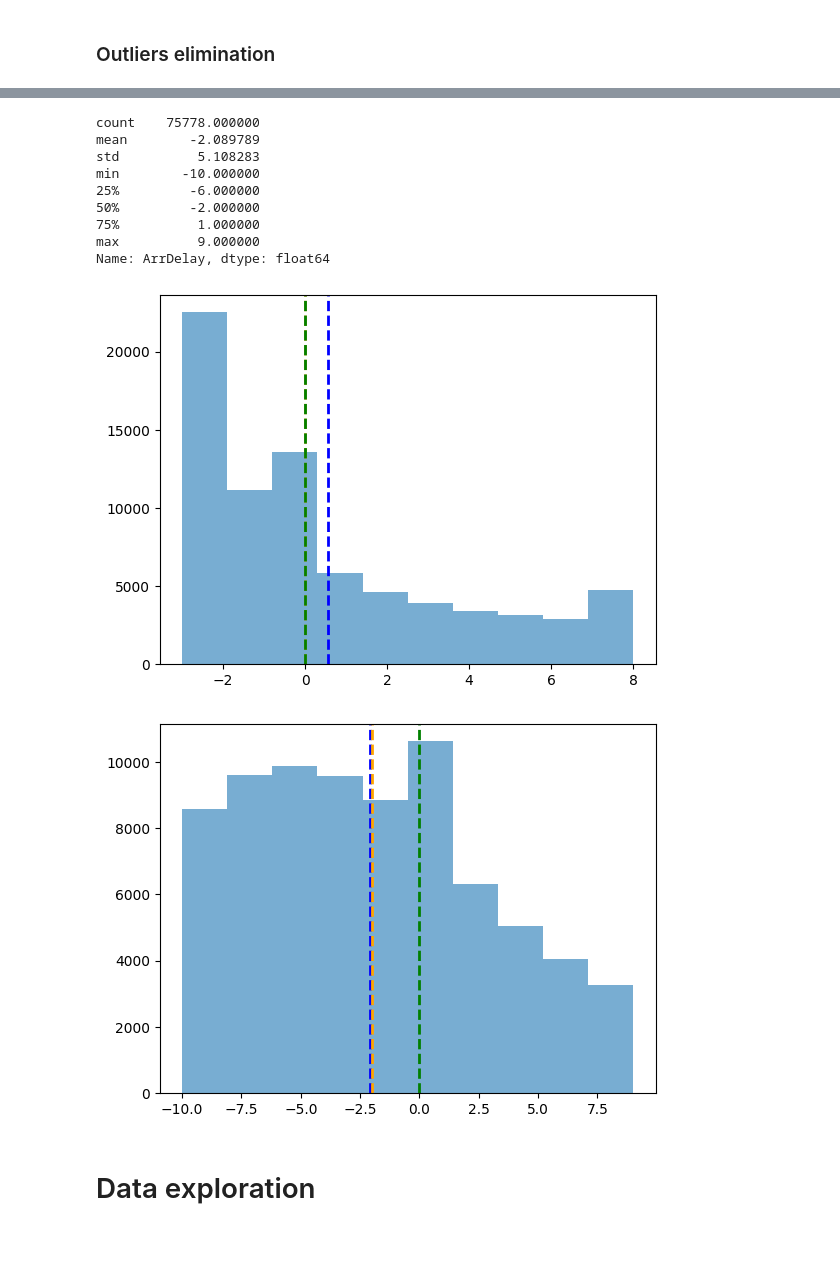
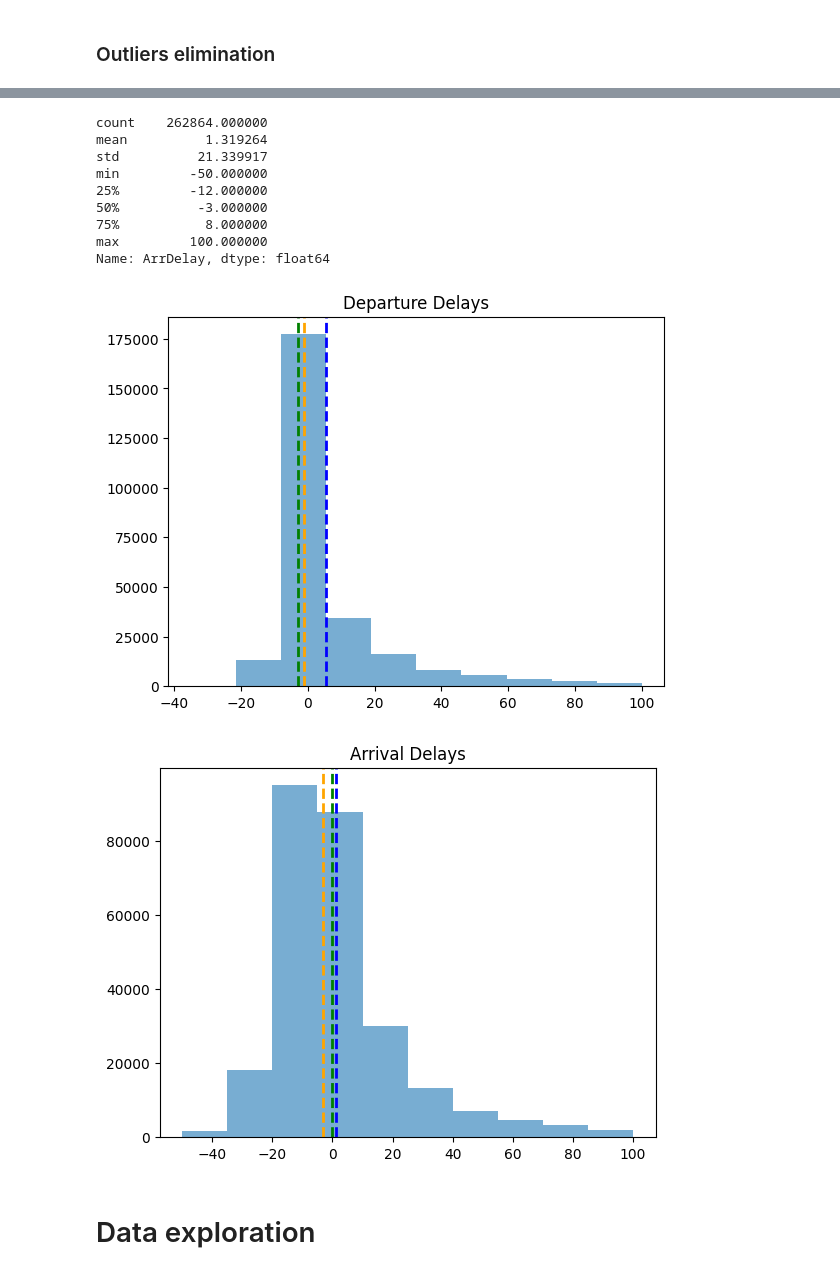
Before and after one commit to maisoehn/ml-basics, a Jupyter notebook: challenges/01 - Flights Challenge.ipynb, the cells around one changed output, grey strips where cells are left out. Saved outputs shown, nothing was run; the diff lists cells and outputs as text; code cells hidden in the pictures; blank space fills up the shorter version.

```diff
--- a/challenges/01 - Flights Challenge.ipynb
+++ b/challenges/01 - Flights Challenge.ipynb
@@ -302,8 +319,8 @@ q1_arrdelay, q3_arrdelay
 # %%
 # DepDelay
 df_flights = df_flights[
-    (df_flights['DepDelay'] > q1_depdelay) &
-    (df_flights['DepDelay'] < q3_depdelay)
+    (df_flights['DepDelay'] >= -50) &
+    (df_flights['DepDelay'] <= 100)
 ]
 df_flights
 # %% [output]
@@ -323,8 +340,8 @@ df_flights
 # %%
 # ArrDelay
 df_flights = df_flights[
-    (df_flights['ArrDelay'] > q1_arrdelay) &
-    (df_flights['ArrDelay'] < q3_arrdelay)
+    (df_flights['ArrDelay'] >= -50) &
+    (df_flights['ArrDelay'] <= 100)
 ]
 df_flights
 # %% [output]
@@ -373,14 +390,14 @@ Name: DepDelay, dtype: float64
 # Statistics for "DepDelay"
 df_flights['ArrDelay'].describe()
 # %% [output]
-count    75778.000000
-mean        -2.089789
-std          5.108283
-min        -10.000000
-25%         -6.000000
-50%         -2.000000
-75%          1.000000
-max          9.000000
+count    262864.000000
+mean          1.319264
+std          21.339917
+min         -50.000000
+25%         -12.000000
+50%          -3.000000
+75%           8.000000
+max         100.000000
 Name: ArrDelay, dtype: float64
 # %%
 # Histogram for "DepDelay"
@@ -409,38 +426,40 @@ plt.axvline(
     linestyle = 'dashed',
     linewidth = 2
 )
+plt.title('Departure Delays')
 plt.show()
 # %% [output]
-[figure, old version]
+[figure, new version]
 # %%
 # Histogram for "ArrDelay"
 plt.hist(
     df_flights['ArrDelay'],
     alpha = 0.6
 )
 # Mean
 plt.axvline(
     df_flights['ArrDelay'].mean(),
     color = 'blue',
     linestyle = 'dashed',
     linewidth = 2
 )
 # Median
 plt.axvline(
     df_flights['ArrDelay'].median(),
     color = 'orange',
     linestyle = 'dashed',
     linewidth = 2
 )
 # Mode
 plt.axvline(
     df_flights['ArrDelay'].mode()[0],
     color = 'green',
     linestyle = 'dashed',
     linewidth = 2
 )
+plt.title('Arrival Delays')
 plt.show()
 # %% [output]
-[figure, old version]
+[figure, new version]
 # %% [markdown]
 # Data exploration
```
Also changed, not shown: parts of 31 cells of this notebook.
